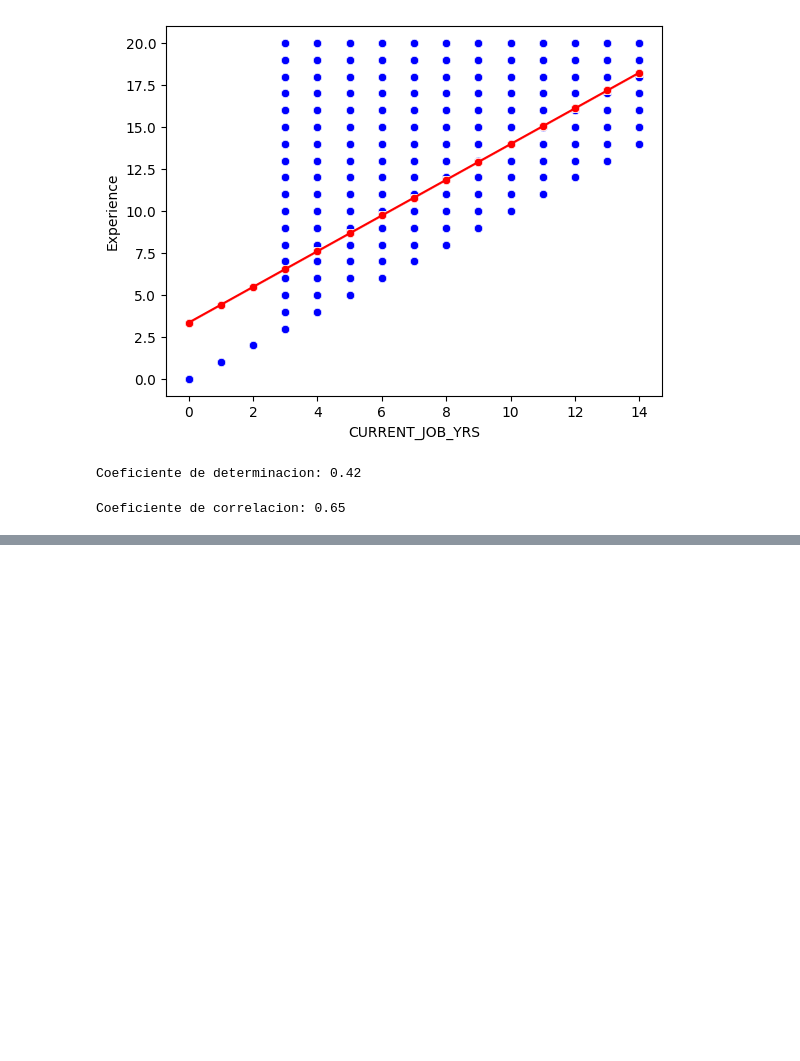
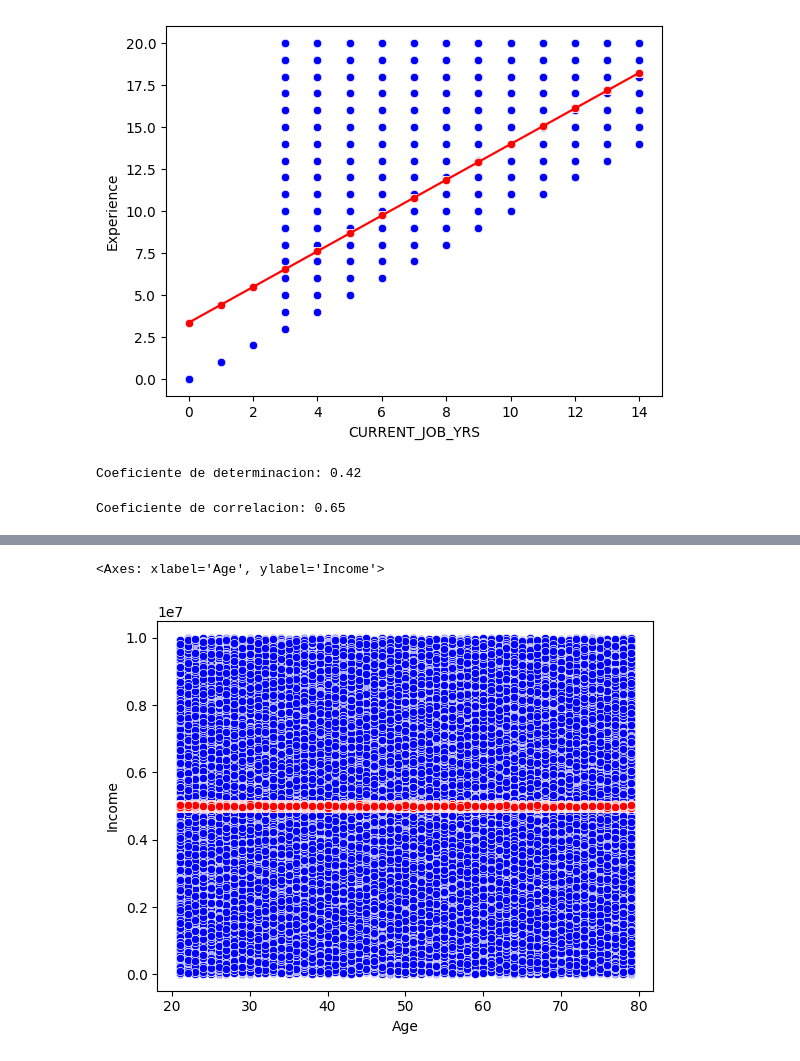
Before and after one commit to JIsraP/Actividad6_RegresionLinealMultipleyNoLineal, a Jupyter notebook: Act6.1.ipynb, the cells around one changed output, grey strips where cells are left out. Drawn from its saved outputs; the diff is of its cells as text; code cells hidden in the pictures; blank space fills up the shorter version.

```diff
--- a/Act6.1.ipynb
+++ b/Act6.1.ipynb
@@ -582,0 +653,8 @@ Coeficiente de correlacion: 0.65
+# %%
+#Visualizamos la gráfica comparativa entre el total real y el total predecido
+
+sns.scatterplot(x='Age', y='Income', color="blue", data=dataCuantitativas)
+sns.scatterplot(x='Age', y='PrediccionesRMIncome', color="red", data=dataCuantitativas)
+# %% [output]
+<Axes: xlabel='Age', ylabel='Income'>
+[figure, added]
```
Also changed, not shown: parts of 72 cells of this notebook.
